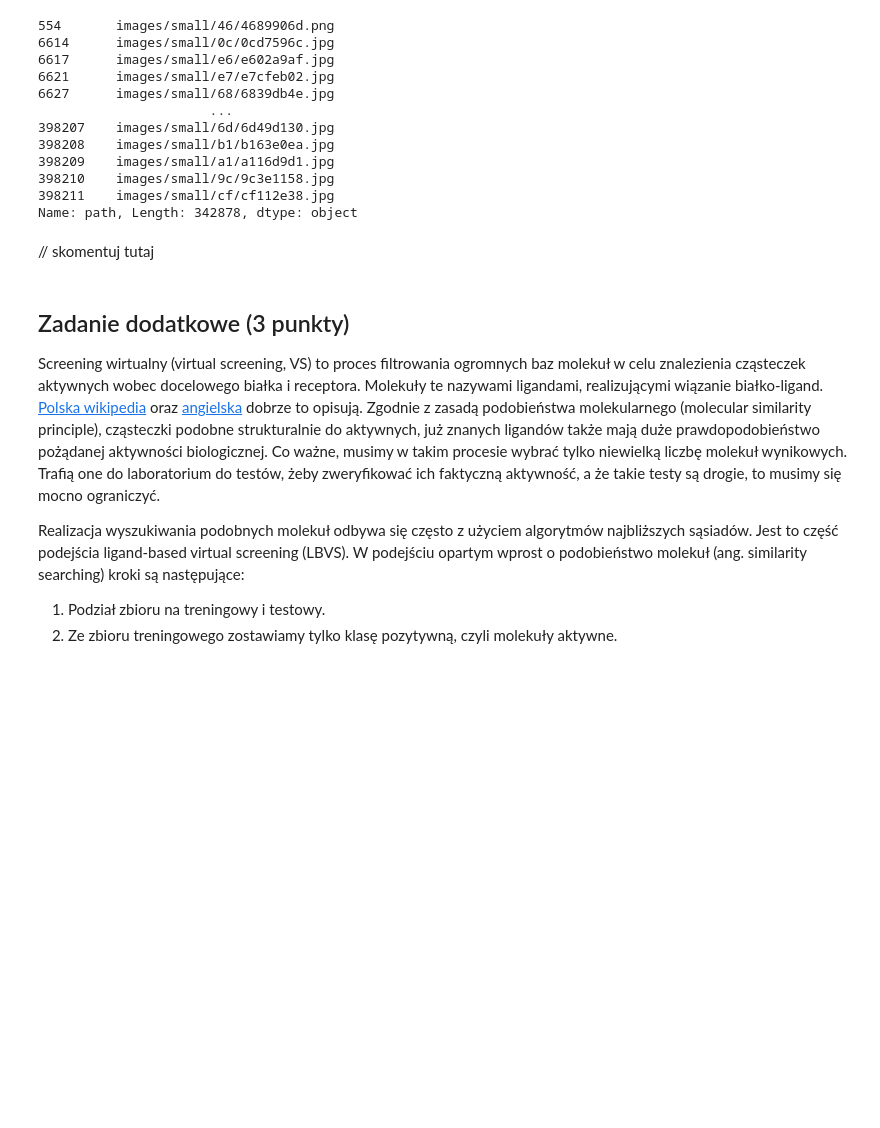
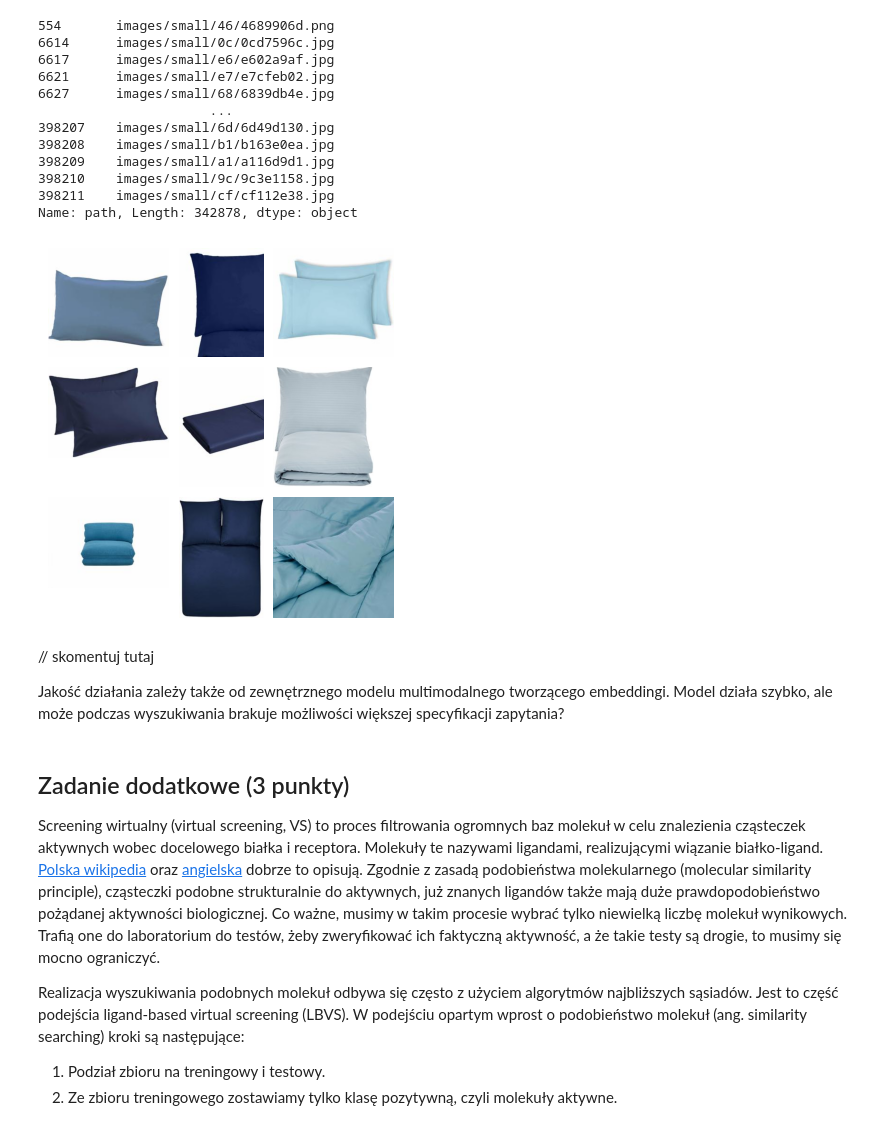
Before and after one commit to rmesek/pum-agh-2025, a Jupyter notebook: lab2/notebook.ipynb, the cells around one changed output. Drawn from its saved outputs; the diff is of its cells as text; code cells hidden in the pictures; blank space fills up the shorter version.

```diff
--- a/lab2/notebook.ipynb
+++ b/lab2/notebook.ipynb
@@ -783,6 +783,7 @@ import joblib
 import torch
 from sentence_transformers import SentenceTransformer
 from tqdm.notebook import tqdm
+from PIL import Image
 
 
 MAX_IMAGES = 50000
@@ -807,14 +808,20 @@ def vectorize_images(image_paths: pd.Series) -> np.ndarray:
         start_idx = 0
         for batch in batched(image_paths.iloc[:MAX_IMAGES], BATCH_SIZE):
             # update end_idx; remember to stop at MAX_IMAGES!
+            end_idx = min(start_idx + len(batch), MAX_IMAGES)
+            batch_size = end_idx - start_idx
 
             # load images with Image.open()
+            images = [Image.open(path) for path in batch[:batch_size]]
 
             # calculate embeddings
+            batch_embeddings = model.encode(images)
 
             # save embeddings in the embeddings array
+            embeddings[start_idx:end_idx] = batch_embeddings
 
             # update start_idx
+            start_idx = end_idx
 
             pbar.update(BATCH_SIZE)
 
@@ -822,6 +829,10 @@ def vectorize_images(image_paths: pd.Series) -> np.ndarray:
 # %%
 embeddings = vectorize_images(image_paths)
 # %%
+from pynndescent import NNDescent
+from mpl_toolkits.axes_grid1 import ImageGrid
+
+
 class ImageSearch:
     def __init__(self, image_paths: pd.Series, embeddings: np.ndarray):
         # change to Numpy array to avoid .iloc[] and just index with []
@@ -831,21 +842,38 @@ class ImageSearch:
         self.model = SentenceTransformer("clip-ViT-B-32", device=device)
 
         # create PyNNDescent index
-        self.index = ...
+        self.index = NNDescent(embeddings, metric="cosine", random_state=0, n_jobs=-1)
 
     def search(self, text: str, n_neighbors: int = 9) -> None:
         image_paths = self.query(text, n_neighbors)
         self.show(image_paths)
 
-    def query(self, text: str, n_neighbors: int = 9) -> list[str]: ...
+    def query(self, text: str, n_neighbors: int = 9) -> list[str]:
+        text_embedding = self.model.encode([text])
+        indices, _ = self.index.query(text_embedding, k=n_neighbors)
+        return self.image_paths[indices[0]].tolist()
 
-    def show(self, image_paths: list[str]) -> None: ...
+    def show(self, image_paths: list[str]) -> None:
+        n_cols = 3
+        n_rows = (len(image_paths) - 1) // n_cols + 1
+        fig = plt.figure()
+        grid = ImageGrid(fig, 111, nrows_ncols=(n_rows, n_cols), axes_pad=0.1)
+        for ax in grid:
+            ax.axis("off")
+        for ax, image_path in zip(grid, image_paths):
+            ax.imshow(Image.open(image_path))
+        plt.show()
 # %%
 image_search = ImageSearch(image_paths, embeddings)
 # %%
-image_search.search("blue pillow")
+image_search.search("blue pillow", n_neighbors=9)
+# %% [output]
+[figure, added]
-# %% [markdown]
-// skomentuj tutaj
+# %% [markdown]
+// skomentuj tutaj
+
+Jakość działania zależy także od zewnętrznego modelu multimodalnego tworzącego embeddingi.
+Model działa szybko, ale może podczas wyszukiwania brakuje możliwości większej specyfikacji zapytania?
 # %% [markdown]
 ## Zadanie dodatkowe (3 punkty)
 
```
Also changed, not shown: parts of 9 cells of this notebook, 2 other files.
